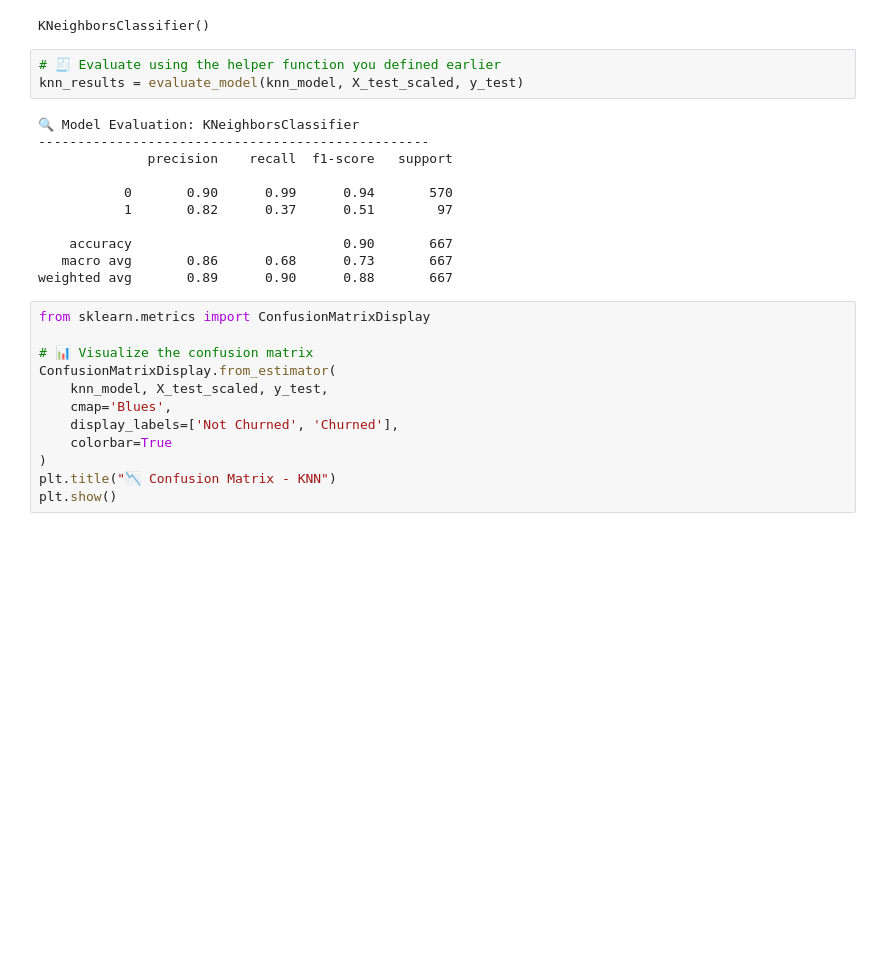
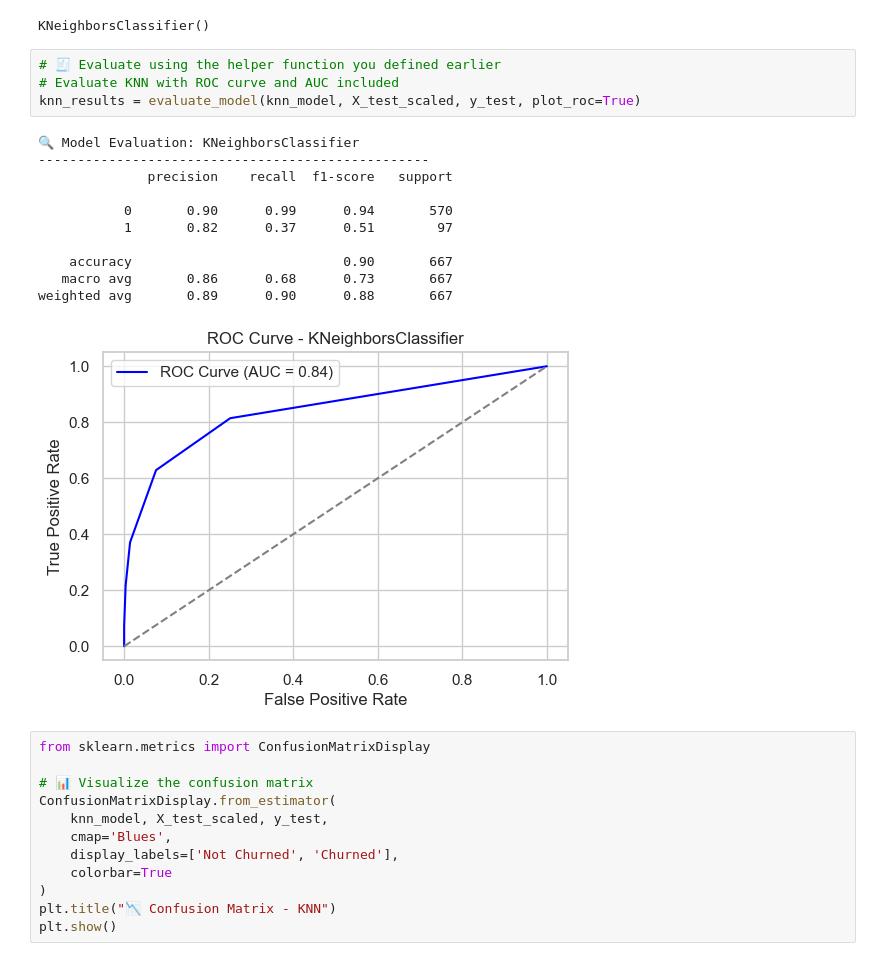
Before and after one commit to RachelinTheLoop/predicting-customer-churn, a Jupyter notebook: customer_churn_analysis.ipynb, the cells around one changed output. Cells and saved outputs as stored; diff of their text form; blank space fills up the shorter version.

```diff
--- a/customer_churn_analysis.ipynb
+++ b/customer_churn_analysis.ipynb
@@ -712,18 +714,20 @@ knn_model.fit(X_train_scaled, y_train)
 KNeighborsClassifier()
 # %%
 # 🧾 Evaluate using the helper function you defined earlier
-knn_results = evaluate_model(knn_model, X_test_scaled, y_test)
+# Evaluate KNN with ROC curve and AUC included
+knn_results = evaluate_model(knn_model, X_test_scaled, y_test, plot_roc=True)
 # %% [output]
 🔍 Model Evaluation: KNeighborsClassifier
 --------------------------------------------------
               precision    recall  f1-score   support
 
            0       0.90      0.99      0.94       570
            1       0.82      0.37      0.51        97
 
     accuracy                           0.90       667
    macro avg       0.86      0.68      0.73       667
 weighted avg       0.89      0.90      0.88       667
+[figure, added]
 # %%
 from sklearn.metrics import ConfusionMatrixDisplay
 
```
Also changed, not shown: parts of 7 cells of this notebook.
